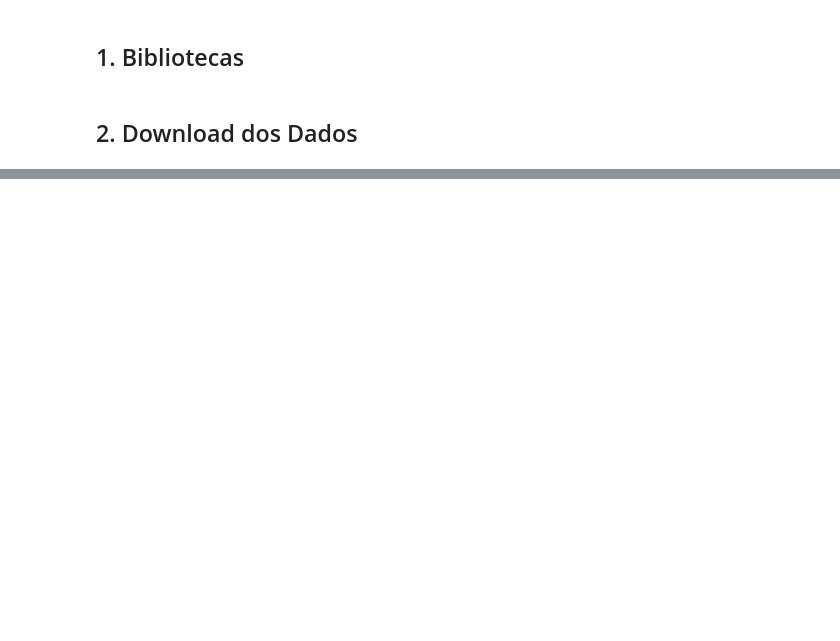
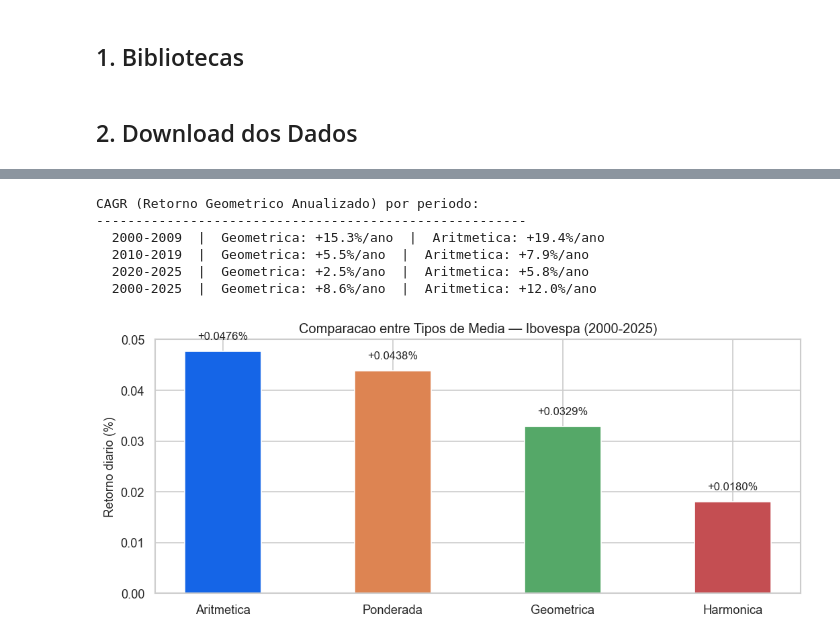
Before and after one commit to jescoelho/ciencia-dados, a Jupyter notebook: notebooks/fundamentos/03_medias_distribuicoes_probabilidade.ipynb, the cells around one changed output, grey strips where cells are left out. Drawn from its saved outputs; the diff is of its cells as text; code cells hidden in the pictures; blank space fills up the shorter version.

```diff
--- a/notebooks/fundamentos/03_medias_distribuicoes_probabilidade.ipynb
+++ b/notebooks/fundamentos/03_medias_distribuicoes_probabilidade.ipynb
@@ -569,0 +113,21 @@ Exemplos em risco de mercado:
+# %%
+ret_vals = retorno.values.flatten()
+n = len(ret_vals)
+
+media_arit = ret_vals.mean()
+media_geom = (1 + ret_vals).prod() ** (1 / n) - 1
+pesos = np.arange(1, n + 1, dtype=float)
+media_pond = np.average(ret_vals, weights=pesos)
+fatores = 1 + ret_vals
+media_harm_ret = len(fatores) / (1.0 / fatores).sum() - 1
+
+print("Retorno diario medio do Ibovespa (2000-2025):")
+print(f"  Aritmetica : {media_arit*100:+.4f}%")
+print(f"  Ponderada  : {media_pond*100:+.4f}%  (peso maior para dados recentes)")
+print(f"  Geometrica : {media_geom*100:+.4f}%  (taxa real composta)")
+print(f"  Harmonica  : {media_harm_ret*100:+.4f}%")
+
+retorno_acum = (1 + ret_vals).prod() - 1
+print(f"\nRetorno acumulado no periodo:")
+print(f"  Via geometrica (correto)       : {retorno_acum*100:+,.1f}%")
+print(f"  Via aritmetica x n (incorreto) : {media_arit * n * 100:+,.1f}%  <- superestimativa")
@@ -569,0 +144,44 @@ Exemplos em risco de mercado:
+# %%
+periodos = {
+    "2000-2009": ("2000-01-01", "2009-12-31"),
+    "2010-2019": ("2010-01-01", "2019-12-31"),
+    "2020-2025": ("2020-01-01", "2025-03-31"),
+    "2000-2025": ("2000-01-01", "2025-03-31"),
+}
+
+print("CAGR (Retorno Geometrico Anualizado) por periodo:")
+print("-" * 55)
+for label, (ini, fim) in periodos.items():
+    ret_p = retorno.loc[ini:fim].values.flatten()
+    anos = len(ret_p) / 252
+    cagr = (1 + ret_p).prod() ** (1 / anos) - 1
+    arit = ret_p.mean() * 252
+    print(f"  {label}  |  Geometrica: {cagr*100:+.1f}%/ano  |  Aritmetica: {arit*100:+.1f}%/ano")
+# %% [output]
+CAGR (Retorno Geometrico Anualizado) por periodo:
+-------------------------------------------------------
+  2000-2009  |  Geometrica: +15.3%/ano  |  Aritmetica: +19.4%/ano
+  2010-2019  |  Geometrica: +5.5%/ano  |  Aritmetica: +7.9%/ano
+  2020-2025  |  Geometrica: +2.5%/ano  |  Aritmetica: +5.8%/ano
+  2000-2025  |  Geometrica: +8.6%/ano  |  Aritmetica: +12.0%/ano
+# %%
+medias = {
+    "Aritmetica": media_arit * 100,
+    "Ponderada": media_pond * 100,
+    "Geometrica": media_geom * 100,
+    "Harmonica": media_harm_ret * 100,
+}
+cores = ["#1565E7", "#DD8452", "#55A868", "#C44E52"]
+
+fig, ax = plt.subplots(figsize=(9, 4))
+bars = ax.bar(list(medias.keys()), list(medias.values()), color=cores, edgecolor="white", width=0.45)
+ax.axhline(0, color="gray", linewidth=0.8)
+for bar, val in zip(bars, medias.values()):
+    ax.text(bar.get_x() + bar.get_width() / 2, val + 0.002,
+            f"{val:+.4f}%", ha="center", va="bottom", fontsize=10)
+ax.set_ylabel("Retorno diario (%)", fontsize=11)
+ax.set_title("Comparacao entre Tipos de Media — Ibovespa (2000-2025)", fontsize=12)
+plt.tight_layout()
+plt.show()
+# %% [output]
+[figure, added]
```
Also changed, not shown: parts of 43 cells of this notebook.
